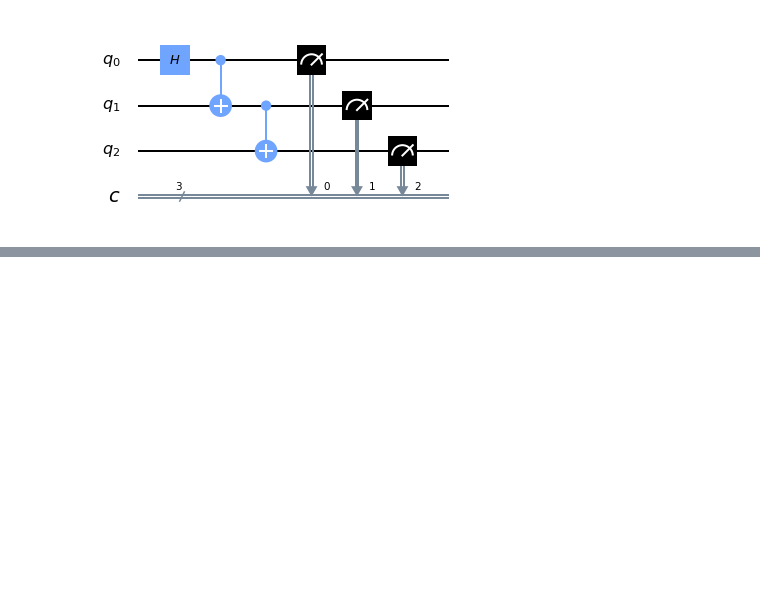
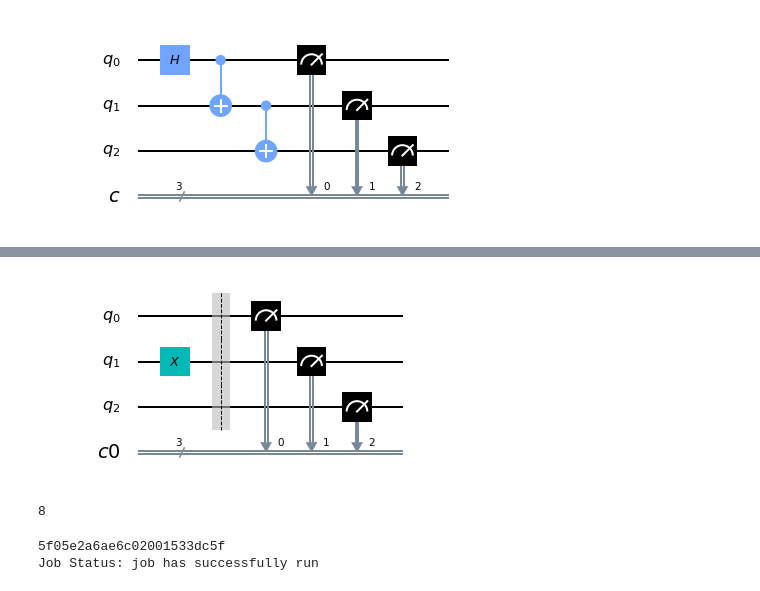
Before and after one commit to Sahel13/Qiskit-Intro, a Jupyter notebook: ErrorMitigation.ipynb, the cells around one changed output, grey strips where cells are left out. Cells and saved outputs as stored; diff of their text form; code cells hidden in the pictures; blank space fills up the shorter version.

```diff
--- a/ErrorMitigation.ipynb
+++ b/ErrorMitigation.ipynb
@@ -47,2 +43,18 @@ ImportError: cannot import name 'cvxpy' from 'qiskit.ignis.verification.tomograp
 # %%
-cal_circuits, state_labels = complete_meas_cal()
+cal_circuits, state_labels = complete_meas_cal(qr = circuit.qregs[0], circlabel = 'measerrormitigationcal')
+# %%
+cal_circuits[2].draw(output='mpl')
+# %% [output]
+[figure, added]
+# %%
+len(cal_circuits)
+# %% [output]
+8
+# %%
+cal_job = execute(cal_circuits, backend=device, shots=1024, optimization_level=0)
+print(cal_job.job_id())
+job_monitor(cal_job)
+cal_result = cal_job.result()
+# %% [output]
+5f05e2a6ae6c02001533dc5f
+Job Status: job has successfully run
```
Also changed, not shown: parts of 13 cells of this notebook.
